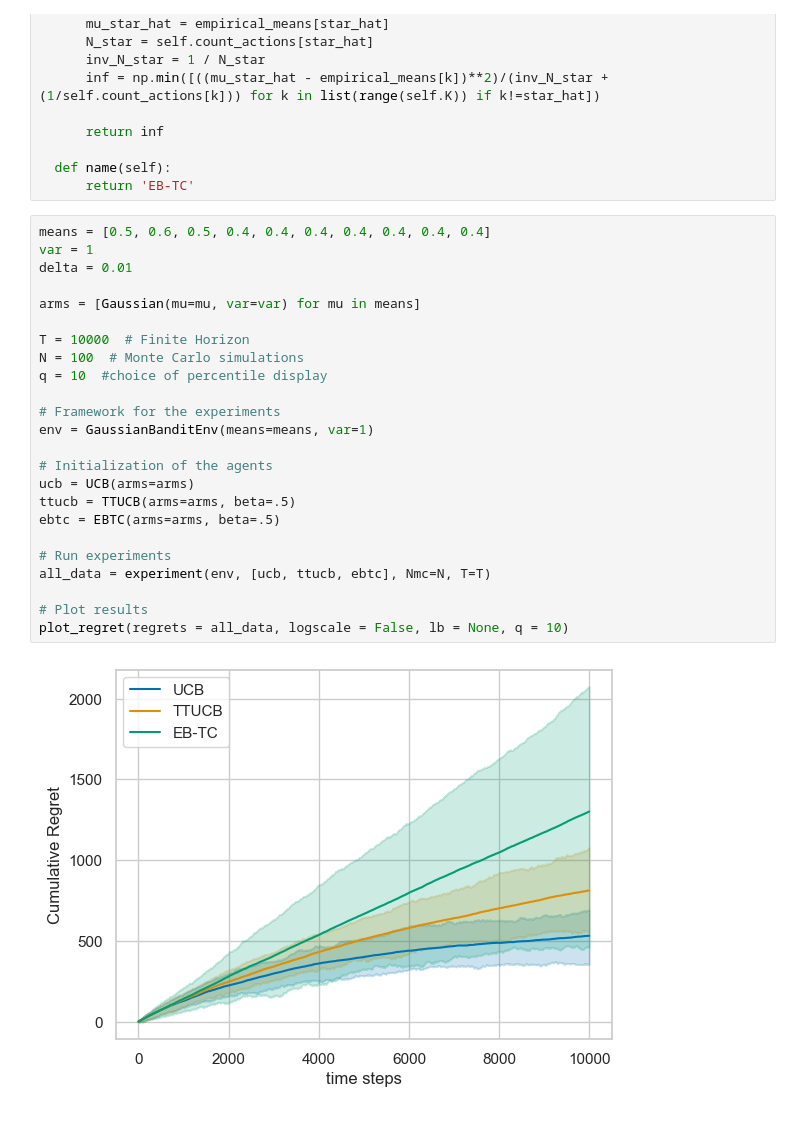
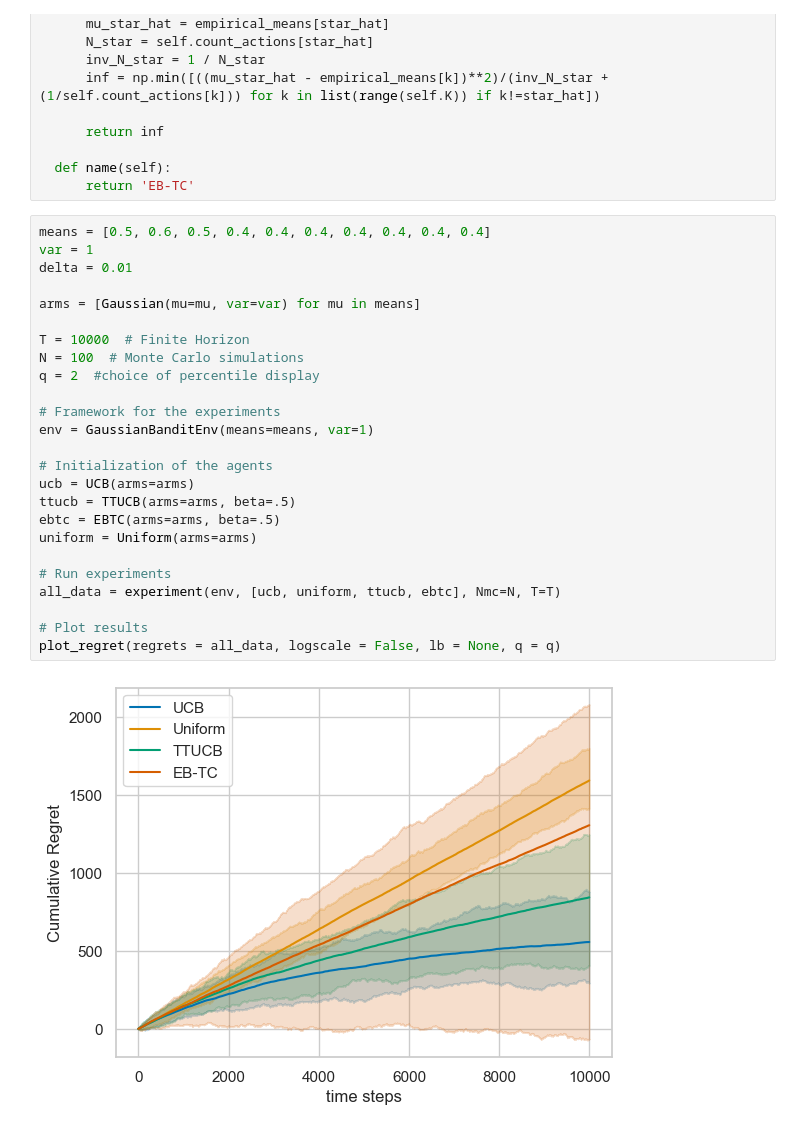
Before and after one commit to AugustinCablant/3A-class, a Jupyter notebook: Sequential Learning/notebook_partie2.ipynb, the cells around one changed output. Cells and saved outputs as stored; diff of their text form.

```diff
--- a/Sequential Learning/notebook_partie2.ipynb
+++ b/Sequential Learning/notebook_partie2.ipynb
@@ -474,29 +474,30 @@ class EBTC:
 # %%
 means = [0.5, 0.6, 0.5, 0.4, 0.4, 0.4, 0.4, 0.4, 0.4, 0.4]
 var = 1
 delta = 0.01
 
 arms = [Gaussian(mu=mu, var=var) for mu in means]
 
 T = 10000  # Finite Horizon
 N = 100  # Monte Carlo simulations
-q = 10  #choice of percentile display
+q = 2  #choice of percentile display
 
 # Framework for the experiments
 env = GaussianBanditEnv(means=means, var=1)
 
 # Initialization of the agents
 ucb = UCB(arms=arms)
 ttucb = TTUCB(arms=arms, beta=.5)
 ebtc = EBTC(arms=arms, beta=.5)
+uniform = Uniform(arms=arms)
 
 # Run experiments
-all_data = experiment(env, [ucb, ttucb, ebtc], Nmc=N, T=T)
+all_data = experiment(env, [ucb, uniform, ttucb, ebtc], Nmc=N, T=T)
 
 # Plot results
-plot_regret(regrets = all_data, logscale = False, lb = None, q = 10)
+plot_regret(regrets = all_data, logscale = False, lb = None, q = q)
 # %% [output]
-[figure, old version]
+[figure, new version]
 # %%
 delta = 0.01
 env = GaussianBanditEnv(means=means, var=1)
```
Also changed, not shown: parts of 5 cells of this notebook, 1 other file.
